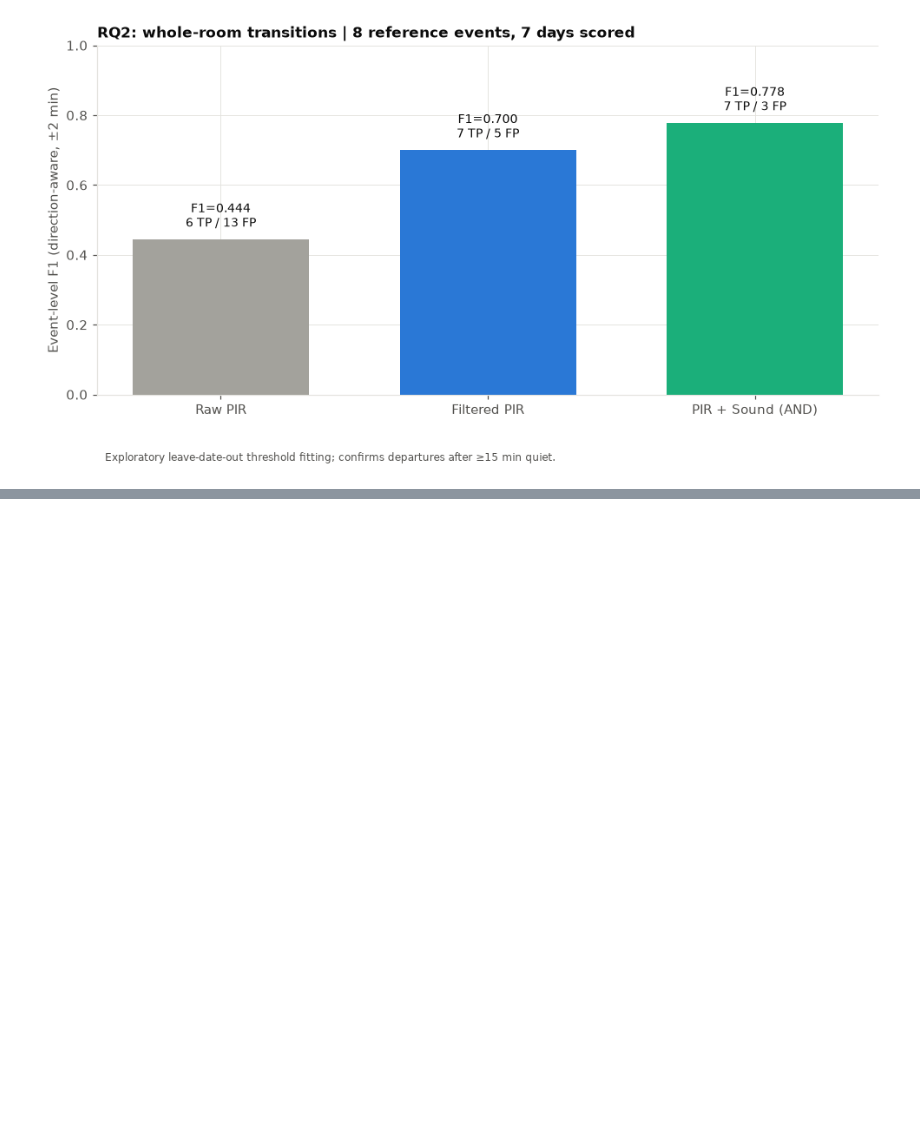
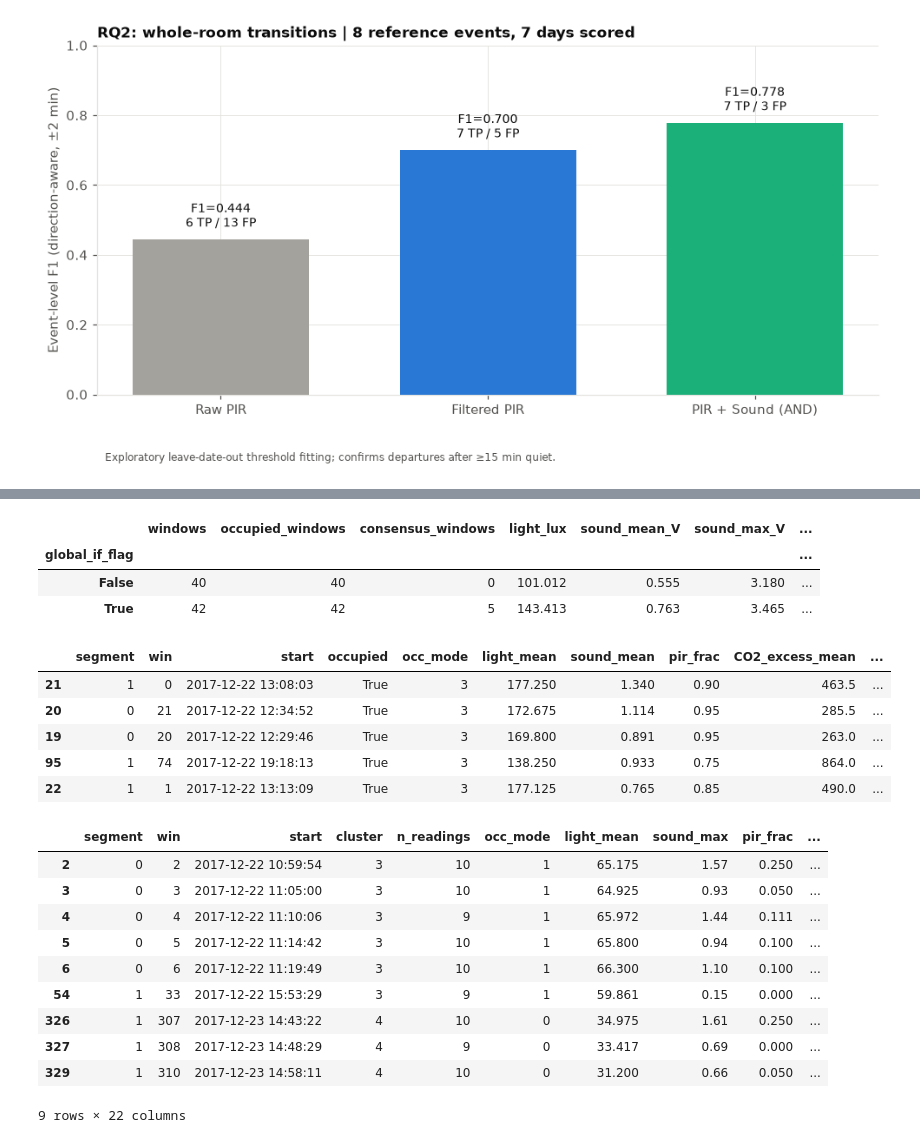
Before and after one commit to kirtankathiriya/DSA8003_Group_Data_Mining, a Jupyter notebook: DSA8003_Group_5_Code.ipynb, the cells around one changed output, grey strips where cells are left out. Cells and saved outputs as stored; diff of their text form; code cells hidden in the pictures; blank space fills up the shorter version.

```diff
--- a/DSA8003_Group_5_Code.ipynb
+++ b/DSA8003_Group_5_Code.ipynb
@@ -15579,11 +3883,0 @@ fig.tight_layout();fig.savefig(OUT/"section9_cluster_removal_controls.png",dpi=2
-# %%
-# Present the checked event-overlap audit, without treating predicted events as ground truth.
-events=load("arash/v6_detected_events_with_official_group_clusters.csv")
-recorded=pd.read_csv(SOURCE/"arash/ground_truth_room_transitions_EVALUATION_ONLY.csv")
-summary=pd.read_csv(ROOT/"evidence/event_overlap_consensus_window_and_episode_denominators.csv")
-assert len(recorded)==8
-assert len(events)==10
-assert int(w.consensus.sum())==int(summary.all_consensus_windows.iloc[0])==39
-display(summary[["source","events_with_consensus_within_5min",
-                 "unique_consensus_episodes_within_5min","all_consensus_episodes"]])
-print("Detected events with official cluster:",int(events.has_group_cluster.sum()),"of",len(events))
@@ -15633,0 +4980,64 @@ Combining clustering with anomaly detection changes what an unusual reading mean
+# %%
+def s6_review_cases(windows, timeline, window_key, results_dir):
+    high_activity = windows.loc[windows.cluster.eq(0)]
+    comparison = high_activity.groupby("global_if_flag").agg(
+        windows=("win", "size"), occupied_windows=("occupied", "sum"), consensus_windows=("anomaly", "sum"),
+        light_lux=("light_mean", "median"), sound_mean_V=("sound_mean", "median"),
+        sound_max_V=("sound_max", "median"), PIR_fraction=("pir_frac", "median"),
+        CO2_excess_ppm=("CO2_excess_mean", "median"), source_CO2_slope=("CO2_slope_mean", "median"),
+    )
+    c0_review = (high_activity.loc[high_activity.global_if_flag]
+                 .sort_values(["score_iso_global", "start"], ascending=[False, True])
+                 [window_key + ["occupied", "occ_mode", "light_mean", "sound_mean", "pir_frac",
+                                "CO2_excess_mean", "CO2_slope_mean", "score_iso_global", "anomaly"]])
+    display(comparison.round(3), c0_review.head(5).round(3))
+    comparison.to_csv(results_dir / "high_activity_global_IF_review.csv")
+    c0_review.to_csv(results_dir / "high_activity_global_IF_examples.csv", index=False)
+
+    points = timeline.recording_points
+    bin_key = ["segment", "win"]
+    raw_context = (points.loc[points.eligible].assign(PIR_on=lambda frame: frame[PIR].max(axis=1).gt(0))
+                   .groupby(bin_key).agg(
+                       last_reading=("ts", "max"), minimum_count=(LABEL, "min"), maximum_count=(LABEL, "max"),
+                       PIR_readings=("PIR_on", "sum"),
+                       co2_change_ppm=("S5_CO2", lambda values: values.iloc[-1] - values.iloc[0]),
+                       recording_runs=("acquisition_run", "nunique"),
+                   ))
+    mask = (windows.cluster.eq(3) & windows.occupied) | (windows.cluster.eq(4) & ~windows.occupied)
+    case_columns = window_key + ["cluster", "n_readings", "occ_mode", "light_mean", "sound_max", "pir_frac",
+                                 "CO2_excess_mean", "CO2_slope_mean", "anomaly", "anomaly_votes",
+                                 "anomaly_category", "anomaly_drivers"]
+    cases = windows.loc[mask, case_columns].join(raw_context, on=bin_key, validate="one_to_one")
+    nearby = (timeline.event_window_overlap.merge(cases[window_key], on=window_key, validate="many_to_one")
+              .assign(event=lambda frame: frame.source + " · " + frame.event_type + " · "
+                      + frame.event_time.dt.strftime("%d %b %H:%M:%S") + " · " + frame.status_2min))
+    notes = nearby.groupby(window_key).event.agg(" | ".join).rename("nearby_events")
+    cases = cases.join(notes, on=window_key, validate="one_to_one")
+    display(cases.round(3))
+    cases.to_csv(results_dir / "occupied_C3_and_empty_C4.csv", index=False)
+    return s6_Namespace(global_if_c0=comparison, global_if_c0_cases=c0_review, exception_windows=cases)
+
+
+s6_cases = s6_review_cases(s6_synthesis, s6_events, s6_window_key, s6_results)
+# %% [output]
+|  | windows | occupied_windows | consensus_windows | light_lux | sound_mean_V | sound_max_V | ... |
+| global_if_flag |  |  |  |  |  |  | ... |
+| False | 40 | 40 | 0 | 101.012 | 0.555 | 3.180 | ... |
+| True | 42 | 42 | 5 | 143.413 | 0.763 | 3.465 | ... |
+|  | segment | win | start | occupied | occ_mode | light_mean | sound_mean | pir_frac | CO2_excess_mean | ... |
+| 21 | 1 | 0 | 2017-12-22 13:08:03 | True | 3 | 177.250 | 1.340 | 0.90 | 463.5 | ... |
+| 20 | 0 | 21 | 2017-12-22 12:34:52 | True | 3 | 172.675 | 1.114 | 0.95 | 285.5 | ... |
+| 19 | 0 | 20 | 2017-12-22 12:29:46 | True | 3 | 169.800 | 0.891 | 0.95 | 263.0 | ... |
+| 95 | 1 | 74 | 2017-12-22 19:18:13 | True | 3 | 138.250 | 0.933 | 0.75 | 864.0 | ... |
+| 22 | 1 | 1 | 2017-12-22 13:13:09 | True | 3 | 177.125 | 0.765 | 0.85 | 490.0 | ... |
+|  | segment | win | start | cluster | n_readings | occ_mode | light_mean | sound_max | pir_frac | ... |
+| 2 | 0 | 2 | 2017-12-22 10:59:54 | 3 | 10 | 1 | 65.175 | 1.57 | 0.250 | ... |
+| 3 | 0 | 3 | 2017-12-22 11:05:00 | 3 | 10 | 1 | 64.925 | 0.93 | 0.050 | ... |
+| 4 | 0 | 4 | 2017-12-22 11:10:06 | 3 | 9 | 1 | 65.972 | 1.44 | 0.111 | ... |
+| 5 | 0 | 5 | 2017-12-22 11:14:42 | 3 | 10 | 1 | 65.800 | 0.94 | 0.100 | ... |
+| 6 | 0 | 6 | 2017-12-22 11:19:49 | 3 | 10 | 1 | 66.300 | 1.10 | 0.100 | ... |
+| 54 | 1 | 33 | 2017-12-22 15:53:29 | 3 | 9 | 1 | 59.861 | 0.15 | 0.000 | ... |
+| 326 | 1 | 307 | 2017-12-23 14:43:22 | 4 | 10 | 0 | 34.975 | 1.61 | 0.250 | ... |
+| 327 | 1 | 308 | 2017-12-23 14:48:29 | 4 | 9 | 0 | 33.417 | 0.69 | 0.000 | ... |
+| 329 | 1 | 310 | 2017-12-23 14:58:11 | 4 | 10 | 0 | 31.200 | 0.66 | 0.050 | ... |
+9 rows × 22 columns
```
Also changed, not shown: parts of 60 cells of this notebook, 46 other files.
